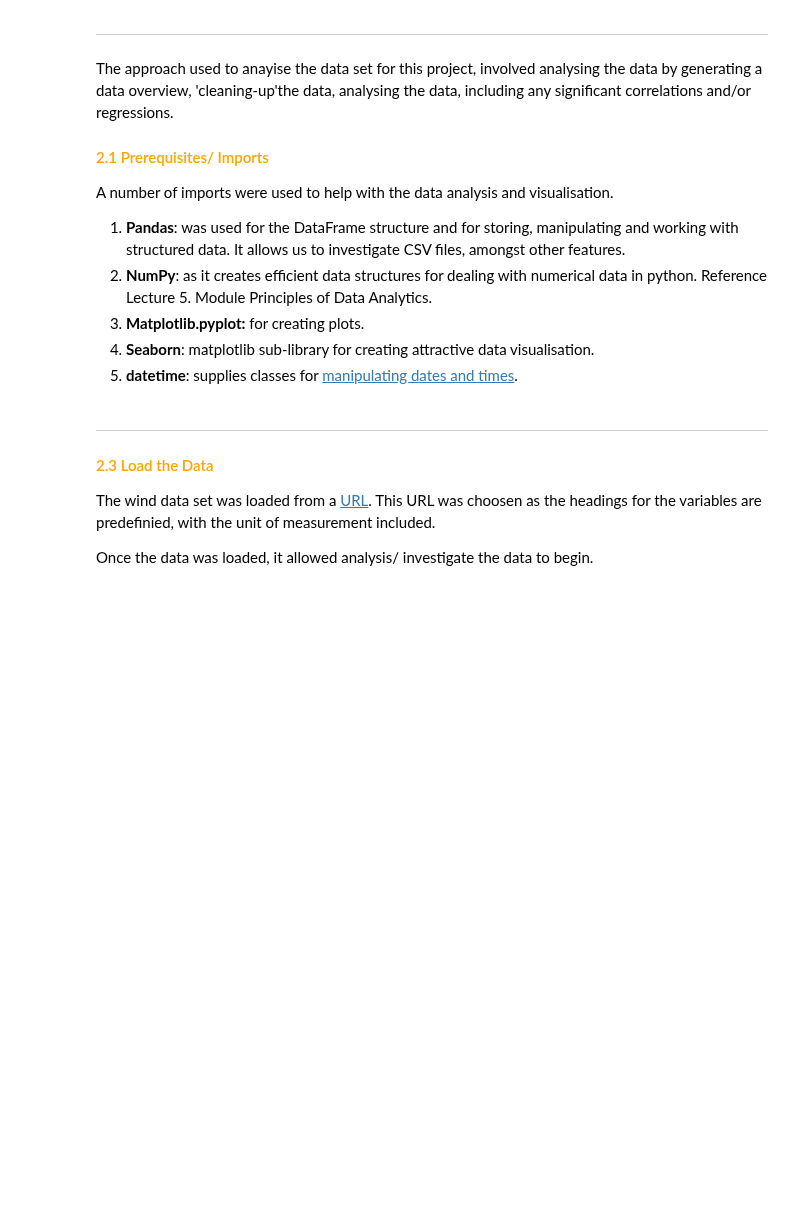
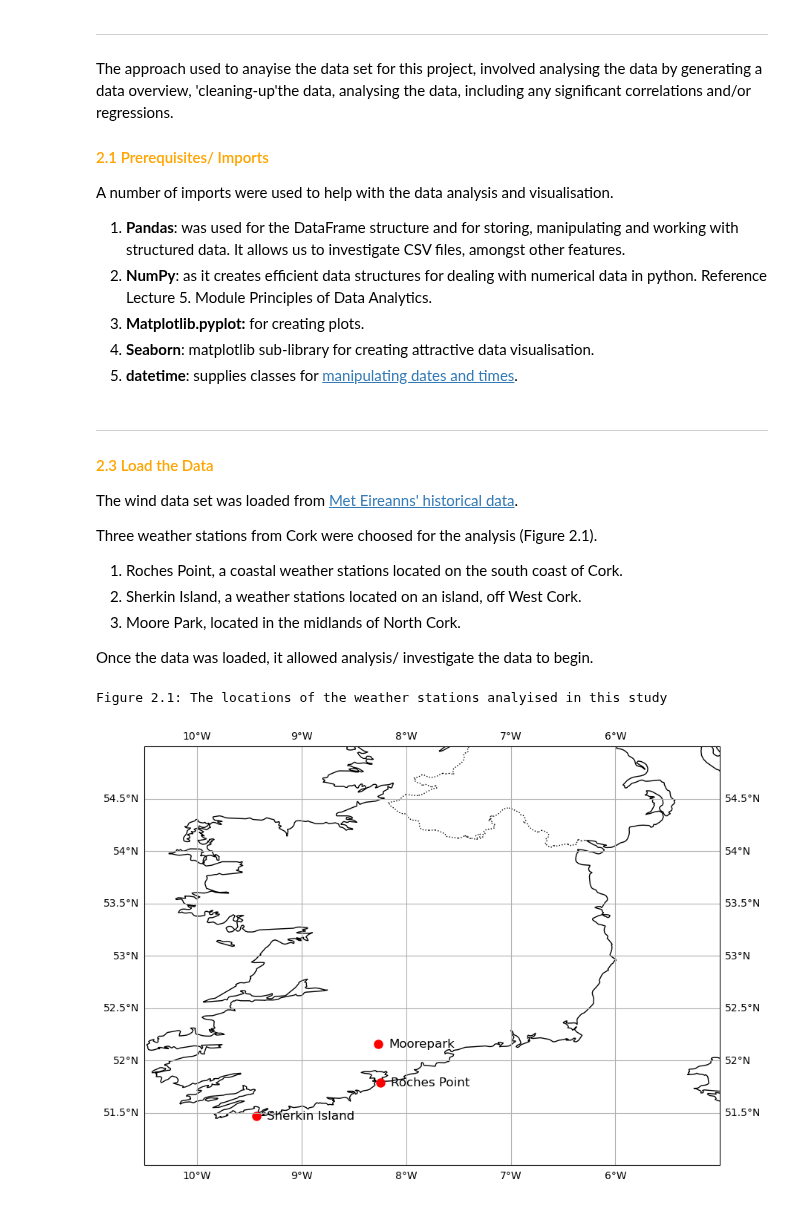
Before and after one commit to Laura6826/PFDA-project, a Jupyter notebook: wind_project.ipynb, the cells around one changed output. Drawn from its saved outputs; the diff is of its cells as text; code cells hidden in the pictures; blank space fills up the shorter version.

Commit message:
Generate the static Map

```diff
--- a/wind_project.ipynb
+++ b/wind_project.ipynb
@@ -90,6 +92,23 @@ import datetime as dt
 # %% [markdown]
 ***
 #### <span style="color:orange"> 2.3   Load the Data<span>
-The wind data set was loaded from a [URL](). This URL was choosen as the headings for the variables are predefinied, with the unit of measurement included.
+The wind data set was loaded from [Met Eireanns' historical data](https://www.met.ie/climate/available-data/historical-data).
+
+Three weather stations from Cork were choosed for the analysis (Figure 2.1).
+1. Roches Point, a coastal weather stations located on the south coast of Cork.
+2. Sherkin Island, a weather stations located on an island, off West Cork.
+3. Moore Park, located in the midlands of North Cork.
 
 Once the data was loaded, it allowed analysis/ investigate the data to begin.
+# %%
+import sys
+sys.path.append('scripts')
+
+from weather_map import create_static_weather_map
+
+# Create the static weather map
+print('Figure 2.1: The locations of the weather stations analyised in this study')
+create_static_weather_map()
+# %% [output]
+Figure 2.1: The locations of the weather stations analyised in this study
+[figure, added]
```
Also changed, not shown: parts of 3 cells of this notebook, 5 other files.
